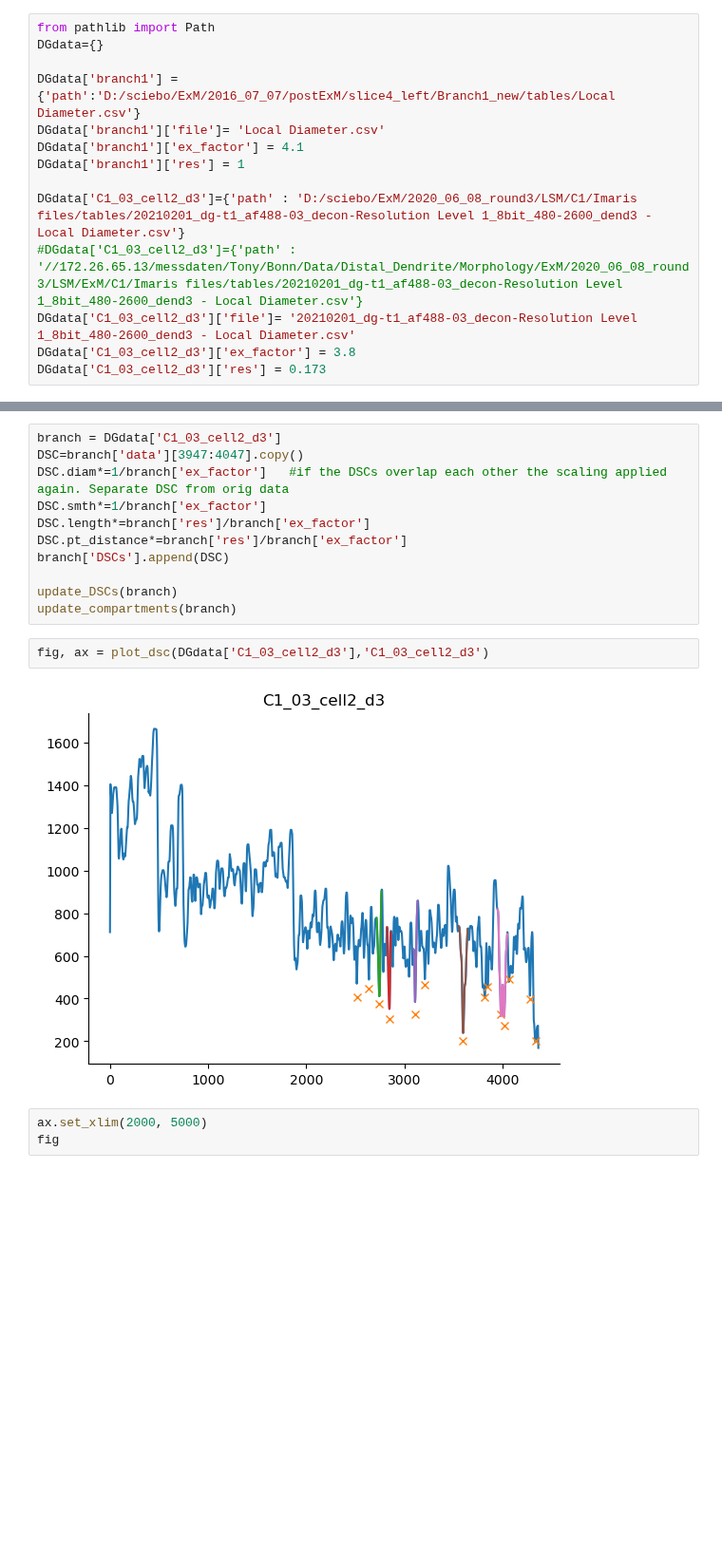
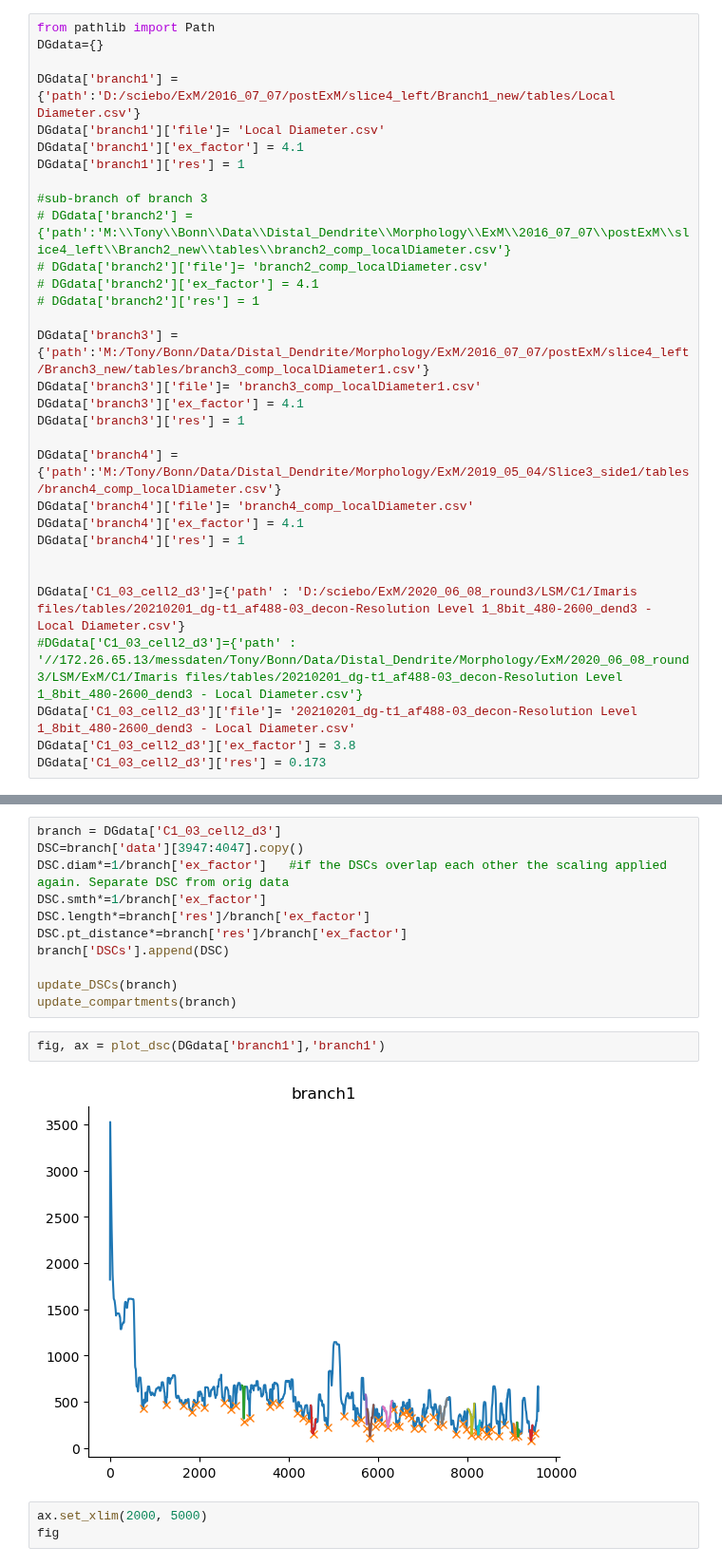
Before and after one commit to tonykelly00/DSC_morphology_pipeline, a Jupyter notebook: notebooks/ExM_analysis.ipynb, the cells around one changed output, grey strips where cells are left out. Shown at 95% size. Cells and saved outputs as stored; diff of their text form; blank space fills up the shorter version.

```diff
--- a/notebooks/ExM_analysis.ipynb
+++ b/notebooks/ExM_analysis.ipynb
@@ -41,6 +44,23 @@ DGdata['branch1']['file']= 'Local Diameter.csv'
 DGdata['branch1']['ex_factor'] = 4.1
 DGdata['branch1']['res'] = 1
 
+#sub-branch of branch 3
+# DGdata['branch2'] = {'path':'M:\\Tony\\Bonn\\Data\\Distal_Dendrite\\Morphology\\ExM\\2016_07_07\\postExM\\slice4_left\\Branch2_new\\tables\\branch2_comp_localDiameter.csv'}
+# DGdata['branch2']['file']= 'branch2_comp_localDiameter.csv'
+# DGdata['branch2']['ex_factor'] = 4.1
+# DGdata['branch2']['res'] = 1
+
+DGdata['branch3'] = {'path':'M:/Tony/Bonn/Data/Distal_Dendrite/Morphology/ExM/2016_07_07/postExM/slice4_left/Branch3_new/tables/branch3_comp_localDiameter1.csv'}
+DGdata['branch3']['file']= 'branch3_comp_localDiameter1.csv'
+DGdata['branch3']['ex_factor'] = 4.1
+DGdata['branch3']['res'] = 1
+
+DGdata['branch4'] = {'path':'M:/Tony/Bonn/Data/Distal_Dendrite/Morphology/ExM/2019_05_04/Slice3_side1/tables/branch4_comp_localDiameter.csv'}
+DGdata['branch4']['file']= 'branch4_comp_localDiameter.csv'
+DGdata['branch4']['ex_factor'] = 4.1
+DGdata['branch4']['res'] = 1
+
+
 DGdata['C1_03_cell2_d3']={'path' : 'D:/sciebo/ExM/2020_06_08_round3/LSM/C1/Imaris files/tables/20210201_dg-t1_af488-03_decon-Resolution Level 1_8bit_480-2600_dend3 - Local Diameter.csv'}
 #DGdata['C1_03_cell2_d3']={'path' : '//172.26.65.13/messdaten/Tony/Bonn/Data/Distal_Dendrite/Morphology/ExM/2020_06_08_round3/LSM/ExM/C1/Imaris files/tables/20210201_dg-t1_af488-03_decon-Resolution Level 1_8bit_480-2600_dend3 - Local Diameter.csv'}
 DGdata['C1_03_cell2_d3']['file']= '20210201_dg-t1_af488-03_decon-Resolution Level 1_8bit_480-2600_dend3 - Local Diameter.csv'
@@ -72,9 +94,9 @@ branch['DSCs'].append(DSC)
 update_DSCs(branch)
 update_compartments(branch)
 # %%
-fig, ax = plot_dsc(DGdata['C1_03_cell2_d3'],'C1_03_cell2_d3')
+fig, ax = plot_dsc(DGdata['branch1'],'branch1')
 # %% [output]
-[figure, old version]
+[figure, new version]
 # %%
 ax.set_xlim(2000, 5000)
 fig
```
Also changed, not shown: parts of 13 cells of this notebook, 5 other files.
